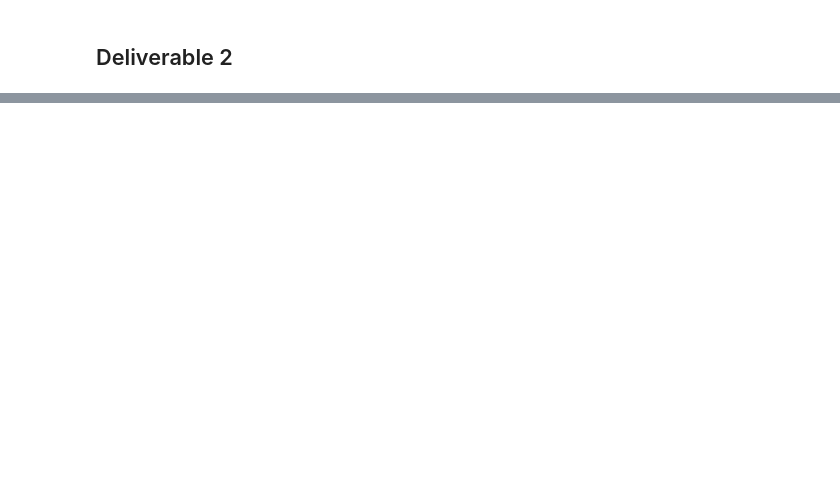
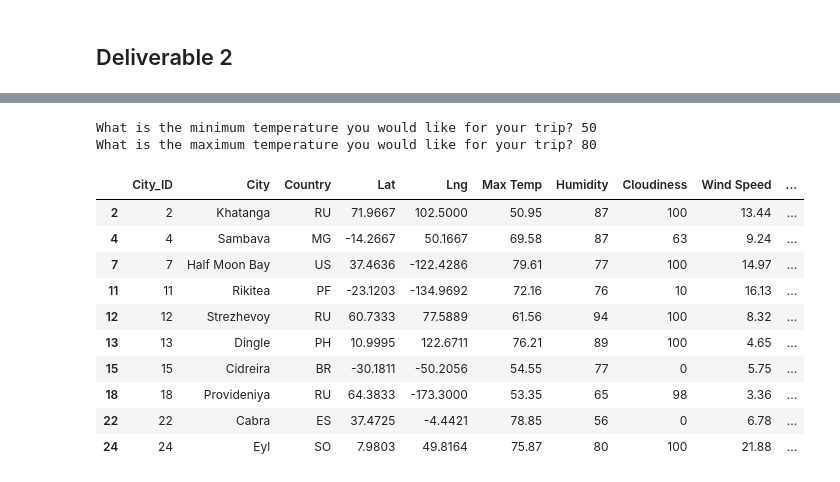
Before and after one commit to racheltr248/API_challenge, a Jupyter notebook: API_Deliverable2.ipynb, the cells around one changed output, grey strips where cells are left out. Drawn from its saved outputs; the diff is of its cells as text; code cells hidden in the pictures; blank space fills up the shorter version.

```diff
--- a/API_Deliverable2.ipynb
+++ b/API_Deliverable2.ipynb
@@ -13,5 +13,5 @@ from config import g_key
 gmaps.configure(api_key=g_key)
 # %%
 # 1. Import the WeatherPy_database.csv file.
-city_data_df = pd.read_csv("Weather_Database/WeatherPy_database.csv")
+city_data_df = pd.read_csv("WeatherPy_database.csv")
 city_data_df.head()
@@ -18,6 +25,26 @@ city_data_df.head()
 # %%
 # 2. Prompt the user to enter minimum and maximum temperature criteria
+min_temp = float(input("What is the minimum temperature you would like for your trip? "))
+max_temp = float(input("What is the maximum temperature you would like for your trip? "))
+# %% [output]
+What is the minimum temperature you would like for your trip? 50
+What is the maximum temperature you would like for your trip? 80
 # %%
 # 3. Filter the city_data_df DataFrame using the input statements to create a new DataFrame using the loc method.
+preferred_cities_df = city_data_df.loc[(city_data_df["Max Temp"] <= max_temp) & \
+                                       (city_data_df["Max Temp"] >= min_temp)]
+preferred_cities_df.head(10)
+# %% [output]
+|  | City_ID | City | Country | Lat | Lng | Max Temp | Humidity | Cloudiness | Wind Speed | ... |
+| 2 | 2 | Khatanga | RU | 71.9667 | 102.5000 | 50.95 | 87 | 100 | 13.44 | ... |
+| 4 | 4 | Sambava | MG | -14.2667 | 50.1667 | 69.58 | 87 | 63 | 9.24 | ... |
+| 7 | 7 | Half Moon Bay | US | 37.4636 | -122.4286 | 79.61 | 77 | 100 | 14.97 | ... |
+| 11 | 11 | Rikitea | PF | -23.1203 | -134.9692 | 72.16 | 76 | 10 | 16.13 | ... |
+| 12 | 12 | Strezhevoy | RU | 60.7333 | 77.5889 | 61.56 | 94 | 100 | 8.32 | ... |
+| 13 | 13 | Dingle | PH | 10.9995 | 122.6711 | 76.21 | 89 | 100 | 4.65 | ... |
+| 15 | 15 | Cidreira | BR | -30.1811 | -50.2056 | 54.55 | 77 | 0 | 5.75 | ... |
+| 18 | 18 | Provideniya | RU | 64.3833 | -173.3000 | 53.35 | 65 | 98 | 3.36 | ... |
+| 22 | 22 | Cabra | ES | 37.4725 | -4.4421 | 78.85 | 56 | 0 | 6.78 | ... |
+| 24 | 24 | Eyl | SO | 7.9803 | 49.8164 | 75.87 | 80 | 100 | 21.88 | ... |
 # %%
 # 4a. Determine if there are any empty rows.
```
Also changed, not shown: parts of 11 cells of this notebook, 2 other files.
